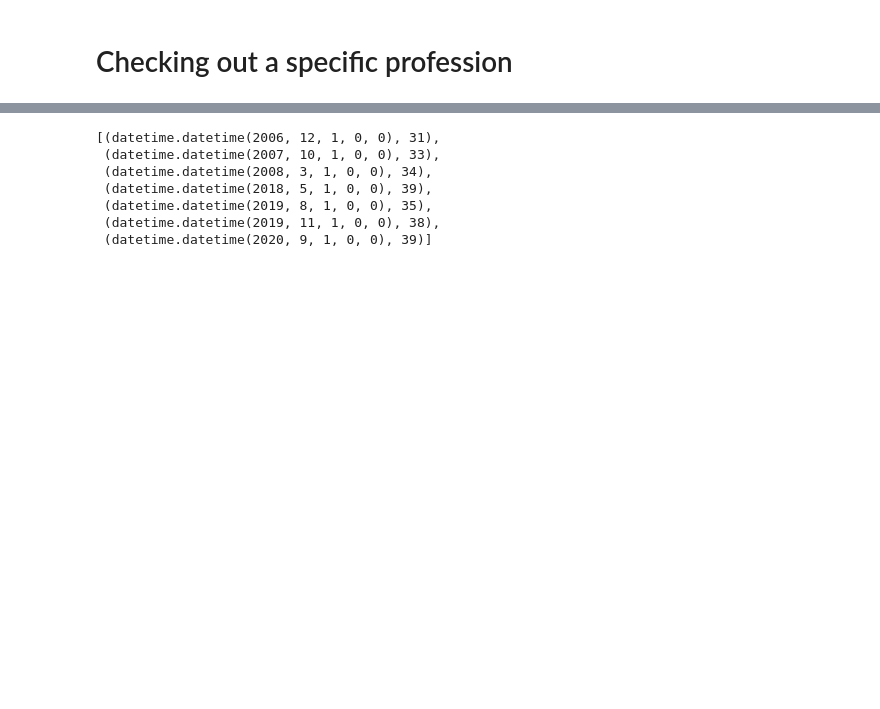
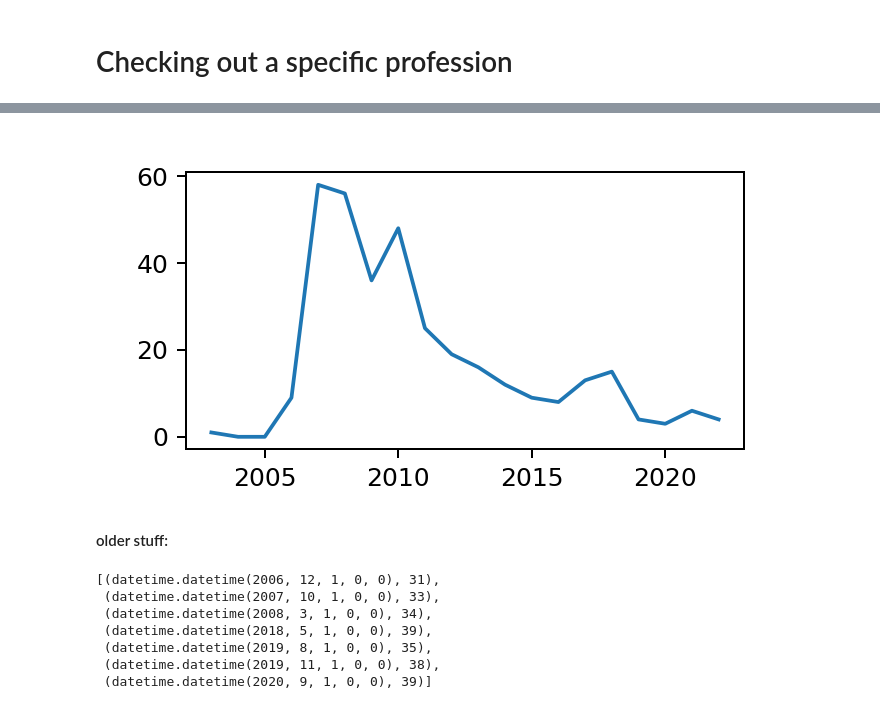
Before and after one commit to digital-scrappy/wikipedia-revisions, a Jupyter notebook: Analysis/Page_Analysis.ipynb, the cells around one changed output, grey strips where cells are left out. Cells and saved outputs as stored; diff of their text form; code cells hidden in the pictures; blank space fills up the shorter version.

```diff
--- a/Analysis/Page_Analysis.ipynb
+++ b/Analysis/Page_Analysis.ipynb
@@ -43,3 +42,5 @@ occupations = cur.fetchall()
 # %%
+wiki_site = "Biochemist" # name of a given Wiki link (not the SOC profession itself!)
+
 print(occupations[0][2])
 # %% [output]
@@ -63,2 +50,3 @@ strict links:
 # %%
-Programmer = month_bin_revisions(occ.lenient_revisions)["Programmer"] #???
+occ = Occupation(*occupations[0])
+Programmer = month_bin_revisions(occ.lenient_revisions)[wiki_site]
@@ -67,2 +68,19 @@ Programmer = month_bin_revisions(occ.lenient_revisions)["Programmer"] #???
 We see 4 spikes with edit counts over 30
 We can extract the months for these spikes easily with the following line:
+# %%
+def get_unique_year(year):
+    contribs_year = [] # CARE FOR DUPLICATES
+    for date, number_edits in occ.lenient_binned_edits[wiki_site].items():
+        if year == date.year:
+            contribs_year.append(contributions_by_user(Programmer[date]))
+    unique_contribs = len(set([item[0] for sublist in contribs_year for item in sublist]))
+    return unique_contribs
+# %%
+year = (next(iter(occ.lenient_binned_edits[wiki_site]))).year # first year in the dict
+unique_contribs_per_year = []
+
+while get_unique_year(year) != 0 or year < (list(occ.lenient_binned_edits[wiki_site])[-1]).year:
+    unique_contribs_per_year.append([year, get_unique_year(year)])
+    year += 1
+
+unique_contribs_per_year
@@ -69,3 +108,17 @@ We can extract the months for these spikes easily with the following line:
+# %%
+f = plt.figure()
+f.set_figwidth(4)
+f.set_figheight(2)
+
+year = [item[0] for item in unique_contribs_per_year]
+unique_contr = [item[1] for item in unique_contribs_per_year]
+
+plt.plot(year, unique_contr)
+plt.show()
+# %% [output]
+[figure, added]
+# %% [markdown]
+#### older stuff:
 # %%
 [(date, value) for date, value in occ.lenient_binned_edits["Programmer"].items() if value > 30]
 # %% [output]
```
Also changed, not shown: parts of 8 cells of this notebook.
